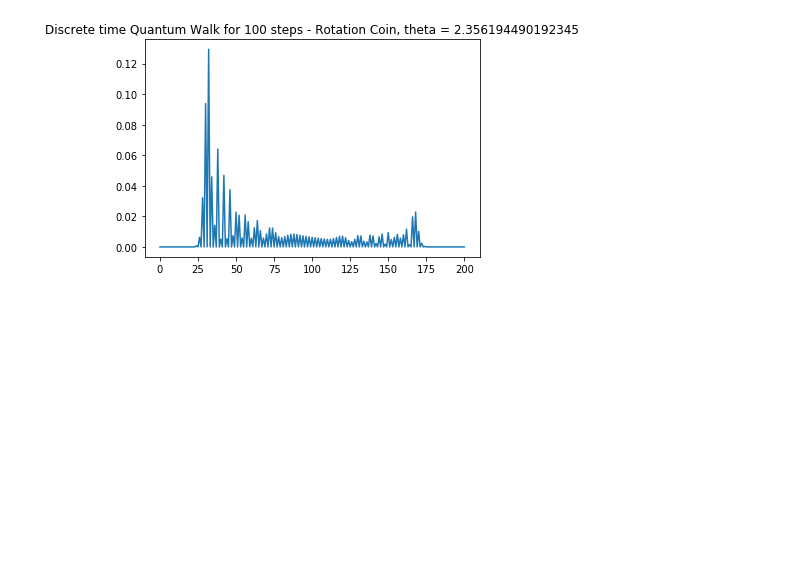
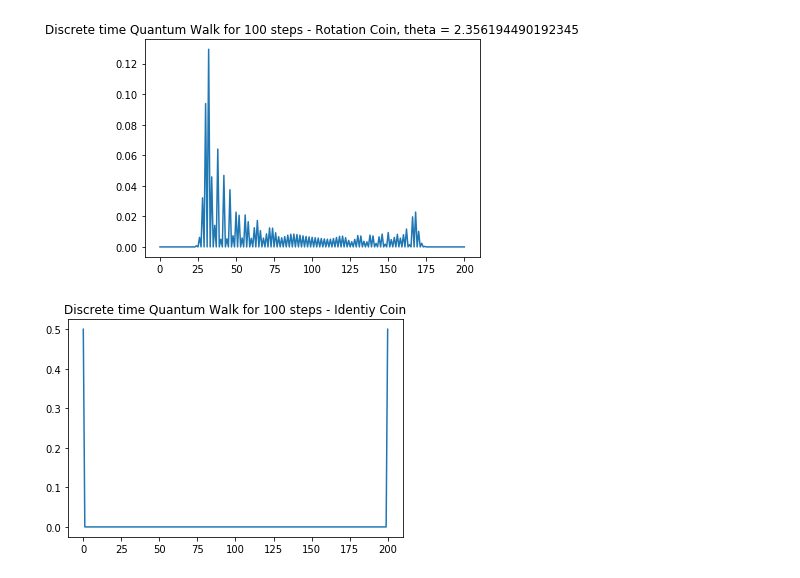
Before and after one commit to gmitchener/quantum_project, a Jupyter notebook: random_walk.ipynb, the cells around one changed output. Saved outputs shown, nothing was run; the diff lists cells and outputs as text; code cells hidden in the pictures; blank space fills up the shorter version.

Commit message:
Update random_walk.ipynb
identity coin addition which messes up interference pattern
18.12

```diff
--- a/random_walk.ipynb
+++ b/random_walk.ipynb
@@ -62,3 +70,11 @@ def shift_operator(P):
+# %%
+def identity_coin():
+    d = 'Identiy Coin'
+    return np.eye(2), d
+
+def ant_identity_coin():
+    d = 'Anti-Identity Coin'
+    return [[0,1],[1,0]], d
 # %%
 discrete_qw(100, hadamard_coin(), shift_operator)
 # %% [output]
@@ -83,3 +91,7 @@ discrete_qw(100, rotation_coin((1/4)*np.pi), shift_operator)
 discrete_qw(100, rotation_coin((3/4)*np.pi), shift_operator)
 # %% [output]
 [figure]
+# %%
+discrete_qw(100, identity_coin(), shift_operator)
+# %% [output]
+[figure, added]
```
Also changed, not shown: parts of 3 cells of this notebook.
